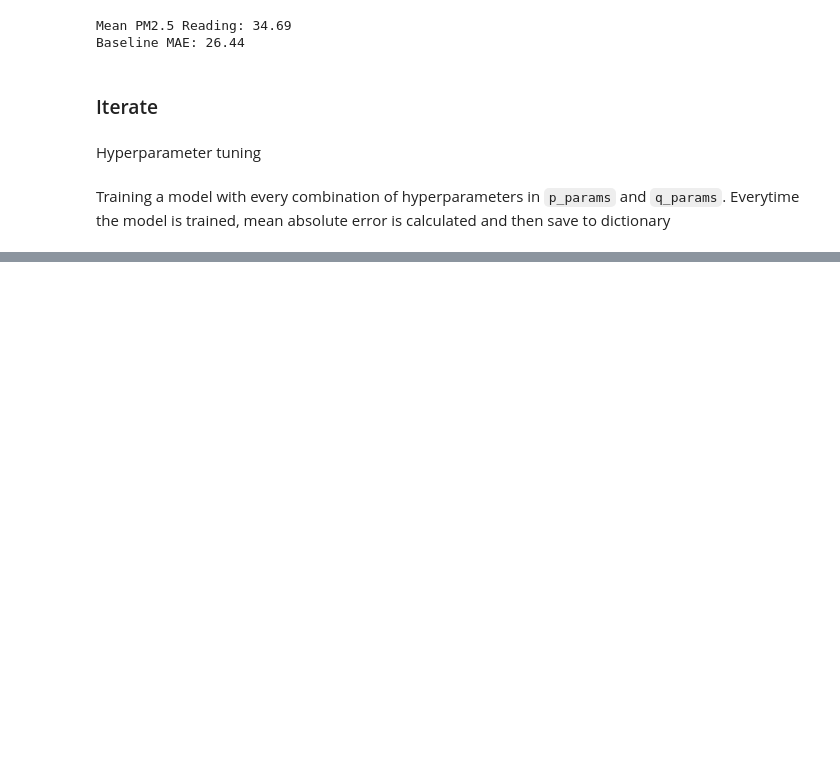
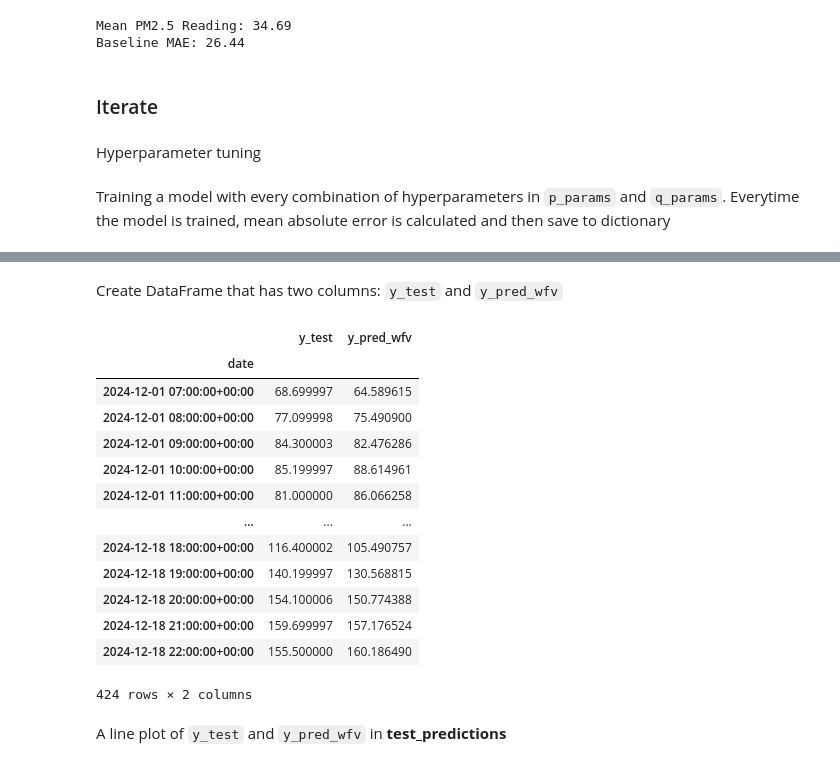
Before and after one commit to bukkybyte/air-quality, a Jupyter notebook: air_quality3.ipynb, the cells around one changed output, grey strips where cells are left out. Cells and saved outputs as stored; diff of their text form; code cells hidden in the pictures; blank space fills up the shorter version.

```diff
--- a/air_quality3.ipynb
+++ b/air_quality3.ipynb
@@ -158,0 +207,15 @@ for p in p_params:
+# %%
+%%capture
+y_pred_wfv = pd.Series(dtype=float)
+history = y_train.copy()
+
+# Walk-forward validation
+for i in range(len(y_test)):
+    # Fit the AutoReg model
+    model = ARIMA(history, order=(8, 0, 1)).fit()
+    # Forecast the next value
+    next_pred = model.forecast(steps=1)
+    # Append the forecast to the predictions
+    y_pred_wfv = pd.concat([y_pred_wfv, pd.Series(next_pred, index=[y_test.index[i]])])
+    # Update history with the true value from the test set
+    history = pd.concat([history, y_test.iloc[i:i+1]])
@@ -176,0 +229,26 @@ Instantiate **AutoReg** model and fit training data using lag of 26
+# %% [markdown]
+Create DataFrame that has two columns: `y_test` and `y_pred_wfv`
+# %%
+df_pred_test = pd.DataFrame({
+    "y_test" : y_test,
+    "y_pred_wfv" : y_pred_wfv
+}, index = y_test.index)
+
+df_pred_test
+# %% [output]
+|  | y_test | y_pred_wfv |
+| date |  |  |
+| 2024-12-01 07:00:00+00:00 | 68.699997 | 64.589615 |
+| 2024-12-01 08:00:00+00:00 | 77.099998 | 75.490900 |
+| 2024-12-01 09:00:00+00:00 | 84.300003 | 82.476286 |
+| 2024-12-01 10:00:00+00:00 | 85.199997 | 88.614961 |
+| 2024-12-01 11:00:00+00:00 | 81.000000 | 86.066258 |
+| ... | ... | ... |
+| 2024-12-18 18:00:00+00:00 | 116.400002 | 105.490757 |
+| 2024-12-18 19:00:00+00:00 | 140.199997 | 130.568815 |
+| 2024-12-18 20:00:00+00:00 | 154.100006 | 150.774388 |
+| 2024-12-18 21:00:00+00:00 | 159.699997 | 157.176524 |
+| 2024-12-18 22:00:00+00:00 | 155.500000 | 160.186490 |
+424 rows × 2 columns
+# %% [markdown]
+A line plot of `y_test` and `y_pred_wfv` in **test_predictions**
```
Also changed, not shown: parts of 17 cells of this notebook.
